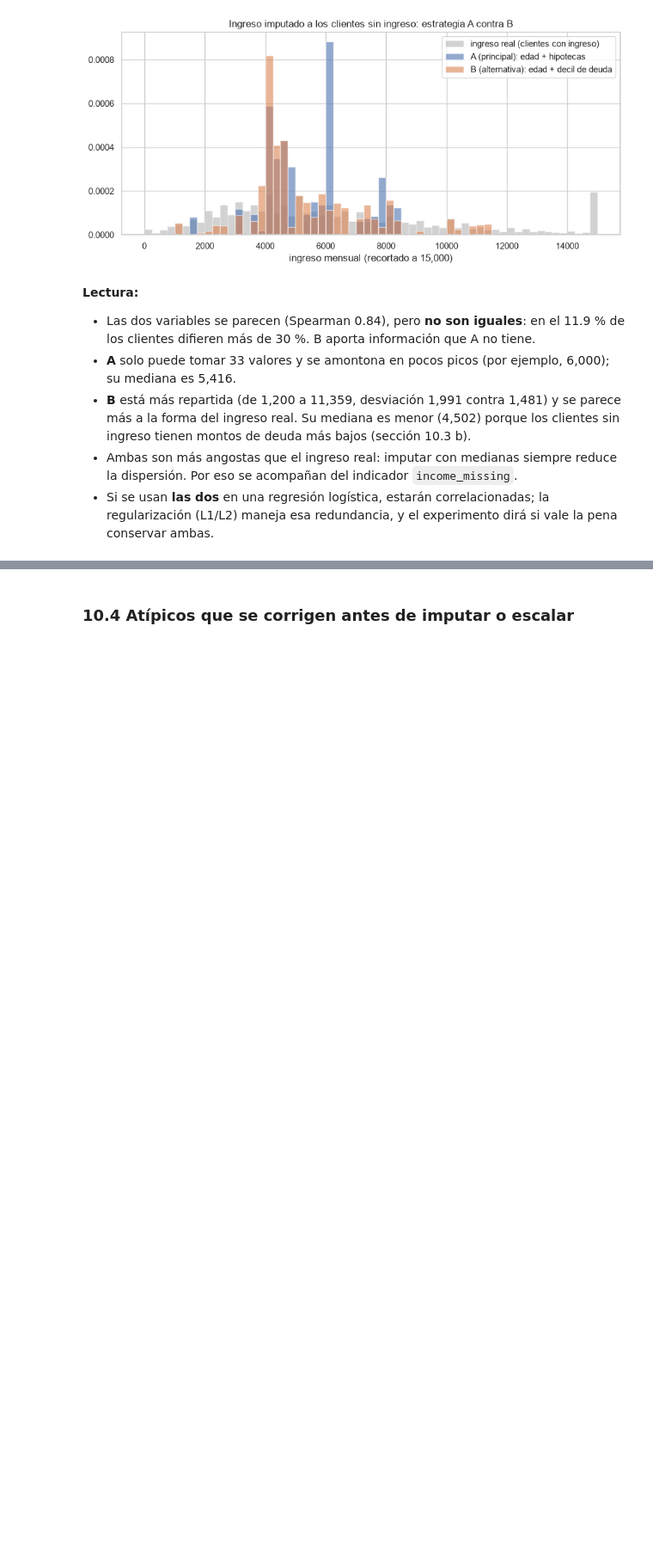
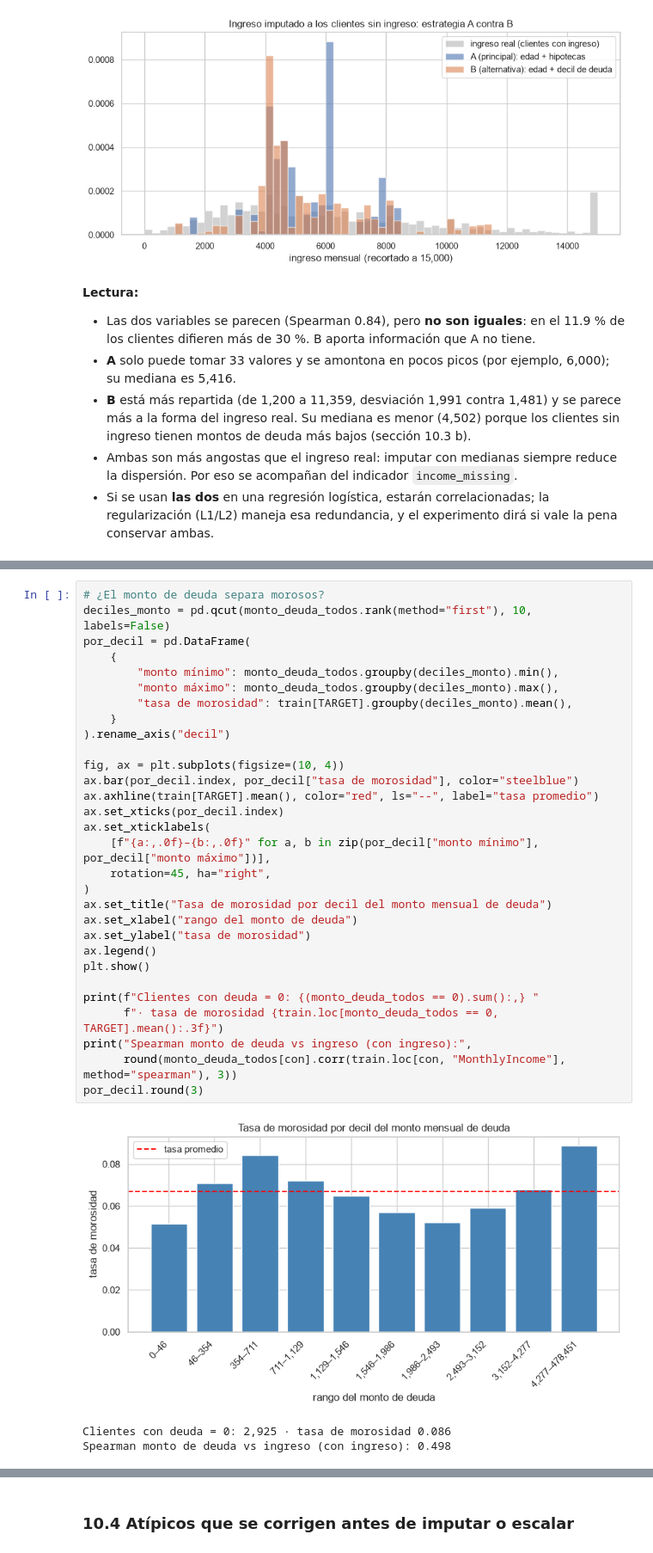
Before and after one commit to gustavopardoitam/ml-competencia-crediticia, a Jupyter notebook: notebooks/02_eda.ipynb, the cells around one changed output, grey strips where cells are left out. Shown at 86% size. Drawn from its saved outputs; the diff is of its cells as text; blank space fills up the shorter version.

```diff
--- a/notebooks/02_eda.ipynb
+++ b/notebooks/02_eda.ipynb
@@ -1003,0 +1141,34 @@ Clientes donde A y B difieren más de 30 %: 11.9%
+# %%
+# ¿El monto de deuda separa morosos?
+deciles_monto = pd.qcut(monto_deuda_todos.rank(method="first"), 10, labels=False)
+por_decil = pd.DataFrame(
+    {
+        "monto mínimo": monto_deuda_todos.groupby(deciles_monto).min(),
+        "monto máximo": monto_deuda_todos.groupby(deciles_monto).max(),
+        "tasa de morosidad": train[TARGET].groupby(deciles_monto).mean(),
+    }
+).rename_axis("decil")
+
+fig, ax = plt.subplots(figsize=(10, 4))
+ax.bar(por_decil.index, por_decil["tasa de morosidad"], color="steelblue")
+ax.axhline(train[TARGET].mean(), color="red", ls="--", label="tasa promedio")
+ax.set_xticks(por_decil.index)
+ax.set_xticklabels(
+    [f"{a:,.0f}–{b:,.0f}" for a, b in zip(por_decil["monto mínimo"], por_decil["monto máximo"])],
+    rotation=45, ha="right",
+)
+ax.set_title("Tasa de morosidad por decil del monto mensual de deuda")
+ax.set_xlabel("rango del monto de deuda")
+ax.set_ylabel("tasa de morosidad")
+ax.legend()
+plt.show()
+
+print(f"Clientes con deuda = 0: {(monto_deuda_todos == 0).sum():,} "
+      f"· tasa de morosidad {train.loc[monto_deuda_todos == 0, TARGET].mean():.3f}")
+print("Spearman monto de deuda vs ingreso (con ingreso):",
+      round(monto_deuda_todos[con].corr(train.loc[con, "MonthlyIncome"], method="spearman"), 3))
+por_decil.round(3)
+# %% [output]
+[figure, added]
+Clientes con deuda = 0: 2,925 · tasa de morosidad 0.086
+Spearman monto de deuda vs ingreso (con ingreso): 0.498
```
Also changed, not shown: parts of 17 cells of this notebook, 2 other files.
